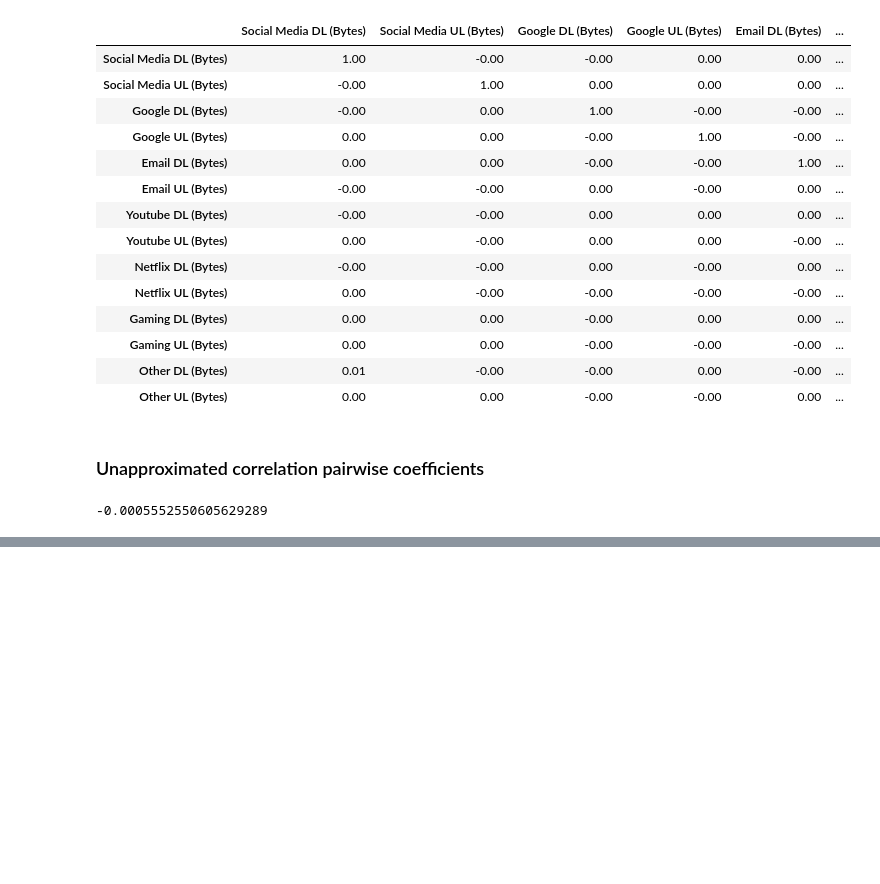
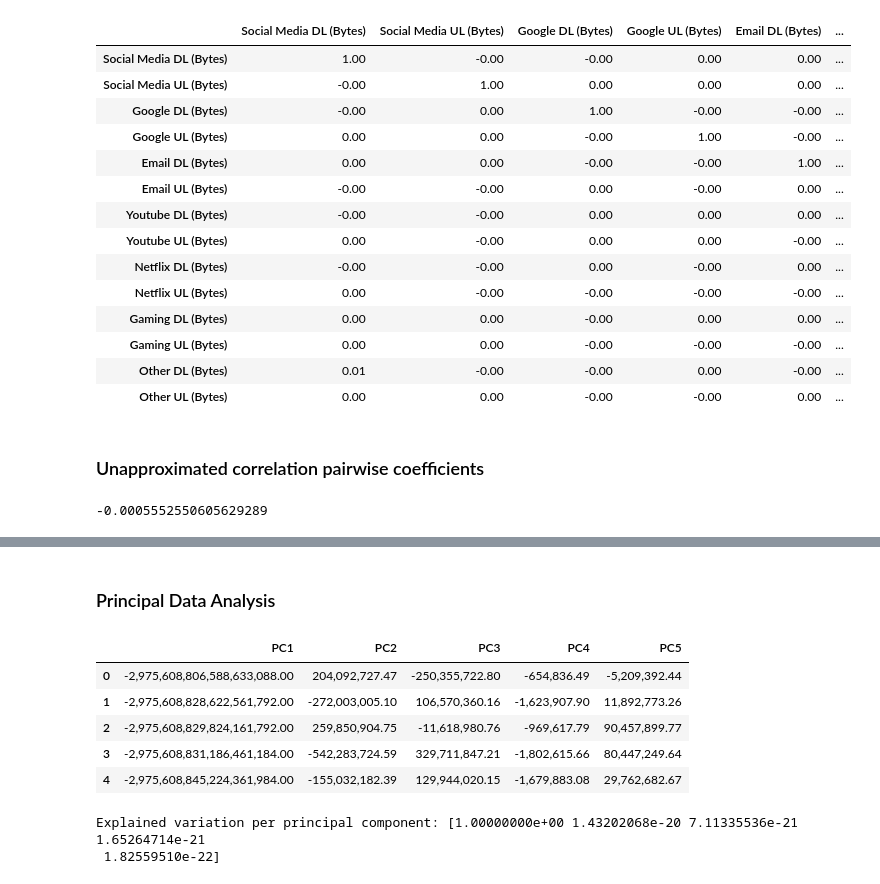
Before and after one commit to YasabnehT/Telecom_Data_Analysis, a Jupyter notebook: notebooks/UserOverviewAnalysis.ipynb, the cells around one changed output, grey strips where cells are left out. Saved outputs shown, nothing was run; the diff lists cells and outputs as text; code cells hidden in the pictures; blank space fills up the shorter version.

```diff
--- a/notebooks/UserOverviewAnalysis.ipynb
+++ b/notebooks/UserOverviewAnalysis.ipynb
@@ -1670,0 +1673,24 @@ IndexError: ignored
+# %% [markdown]
+### Principal Data Analysis
+# %%
+db_explore_PCA = PCA(n_components=5)
+# %%
+db_explore_numeric = db_explore[important_columns_numeric]
+db_explore_PC = db_explore_PCA.fit_transform(db_explore_numeric)
+# %%
+principal_db_explore_df = pd.DataFrame(data = db_explore_PC,
+                        columns = ['PC1', 'PC2', 'PC3', 'PC4', 'PC5'])
+# %%
+principal_db_explore_df.head()
+# %% [output]
+|  | PC1 | PC2 | PC3 | PC4 | PC5 |
+| 0 | -2,975,608,806,588,633,088.00 | 204,092,727.47 | -250,355,722.80 | -654,836.49 | -5,209,392.44 |
+| 1 | -2,975,608,828,622,561,792.00 | -272,003,005.10 | 106,570,360.16 | -1,623,907.90 | 11,892,773.26 |
+| 2 | -2,975,608,829,824,161,792.00 | 259,850,904.75 | -11,618,980.76 | -969,617.79 | 90,457,899.77 |
+| 3 | -2,975,608,831,186,461,184.00 | -542,283,724.59 | 329,711,847.21 | -1,802,615.66 | 80,447,249.64 |
+| 4 | -2,975,608,845,224,361,984.00 | -155,032,182.39 | 129,944,020.15 | -1,679,883.08 | 29,762,682.67 |
+# %%
+print(f'Explained variation per principal component: {db_explore_PCA.explained_variance_ratio_}')
+# %% [output]
+Explained variation per principal component: [1.00000000e+00 1.43202068e-20 7.11335536e-21 1.65264714e-21
+ 1.82559510e-22]
```
Also changed, not shown: parts of 3 cells of this notebook, 1 other file.
